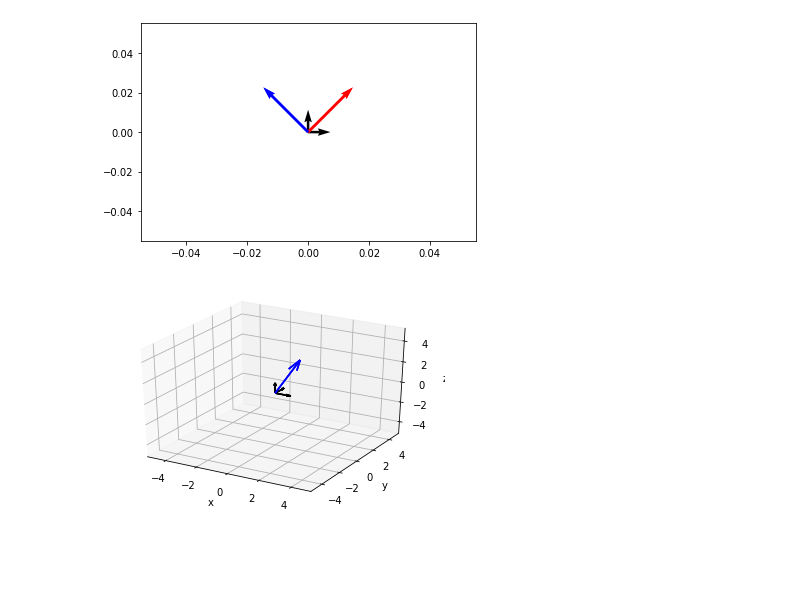
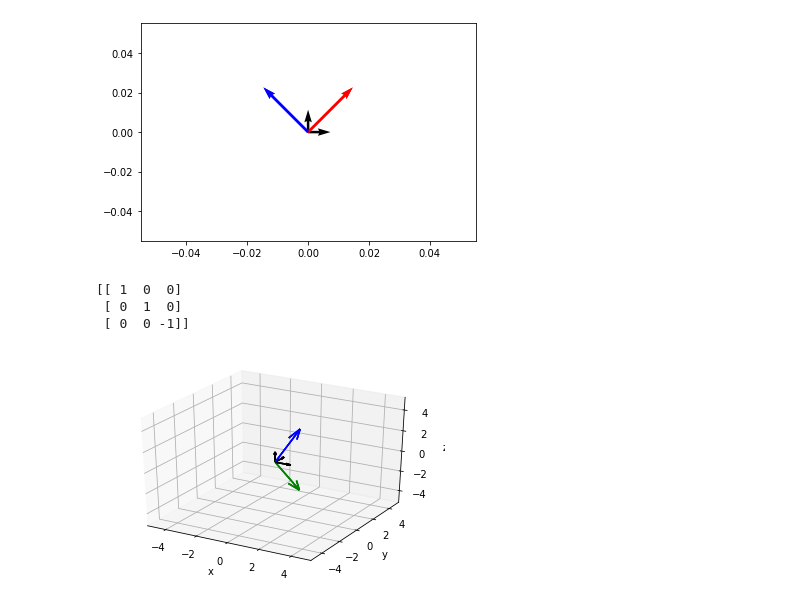
Before and after one commit to schae211/Playground, a Jupyter notebook: numpy_playground_01.ipynb, the cells around one changed output. Cells and saved outputs as stored; diff of their text form; code cells hidden in the pictures; blank space fills up the shorter version.

```diff
--- a/numpy_playground_01.ipynb
+++ b/numpy_playground_01.ipynb
@@ -50,32 +50,39 @@ plt.show()
 # Plot 3D vectors to look at some interesting transformations
 # This import registers the 3D projection, but is otherwise unused.
 from mpl_toolkits.mplot3d import Axes3D
 
 import matplotlib.pyplot as plt
 import numpy as np
 
 fig = plt.figure()
 ax = fig.gca(projection='3d')
 # Specifiy the limits of my R^3 vectorspace
 ax.set_xlim([-5, 5])
 ax.set_ylim([-5, 5])
 ax.set_zlim([-5, 5])
 ax.set_xlabel("x")
 ax.set_ylabel("y")
 ax.set_zlabel("z")
 
 # Set origin for all vectors
 origin = origin = np.array([[0, 0, 0],[0, 0, 0],[0, 0, 0]])
 
 i_hat, j_hat, k_hat = np.array([1, 0, 0]), np.array([0, 1, 0]), np.array([0, 0, 1])
 a = np.array([1, 1, 3])
+# Rotate z-coordinates by 180°
+trans_matrix = np.array([[1, 0, 0], [0, 1, 0], [0, 0, -1]])
+print(trans_matrix)
+b = trans_matrix.dot(a)
 
 ax.quiver(*origin, *i_hat, color="black")
 ax.quiver(*origin, *j_hat, color="black")
 ax.quiver(*origin, *k_hat, color="black")
 ax.quiver(*origin, *a, color="blue")
-#ax.quiver(*origin, *b, color="green")
+ax.quiver(*origin, *b, color="green")
 
 plt.show()
 # %% [output]
+[[ 1  0  0]
+ [ 0  1  0]
+ [ 0  0 -1]]
-[figure, old version]
+[figure, new version]
```
